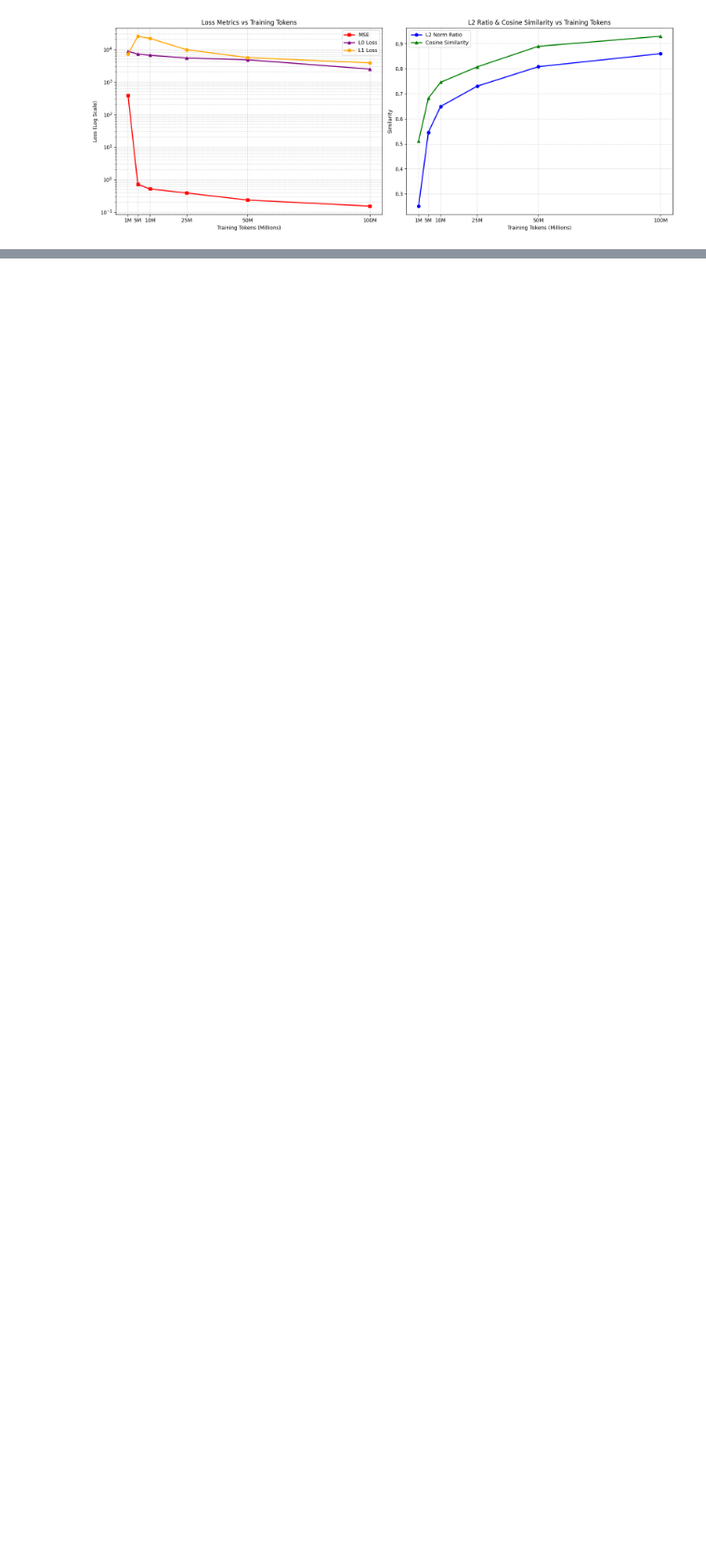
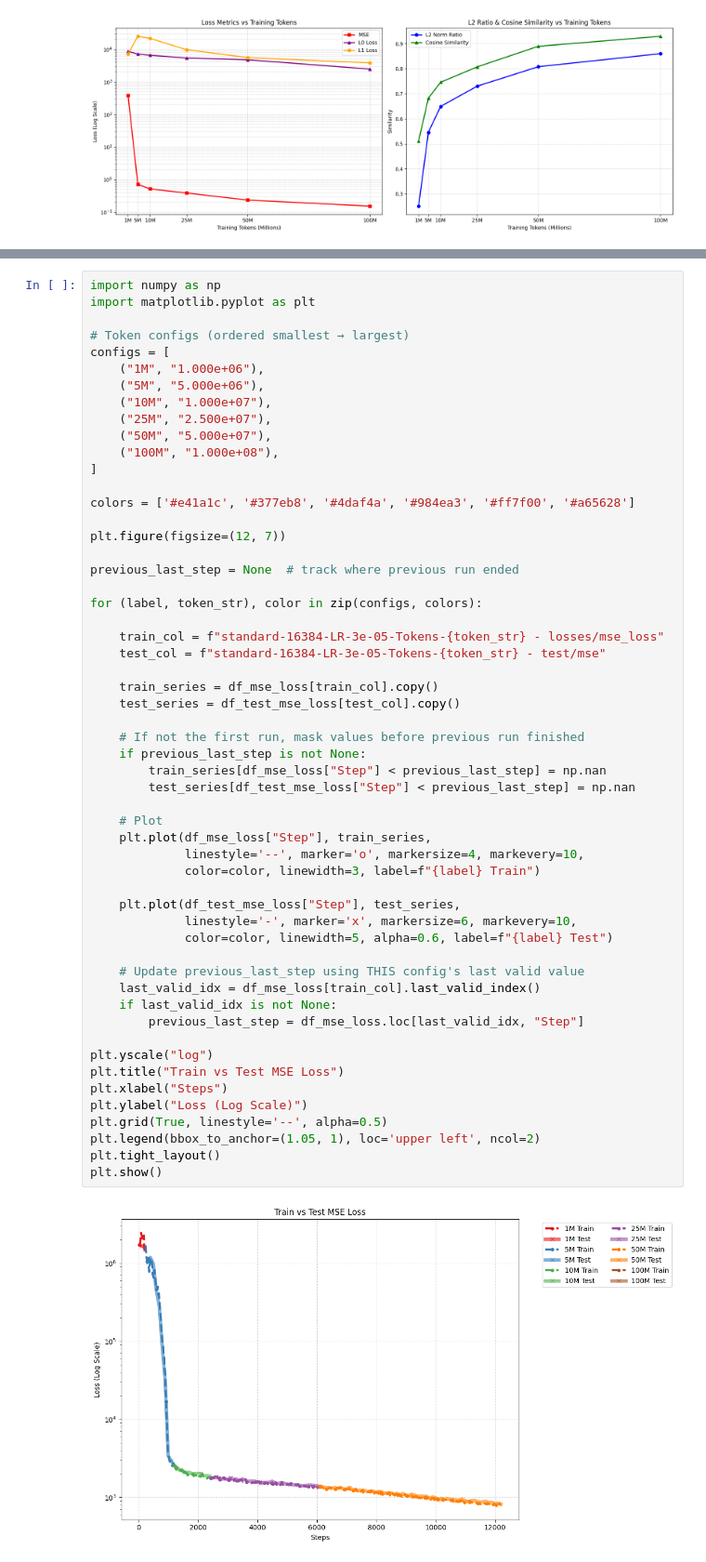
Before and after one commit to rufimelo99/FisherSAE, a Jupyter notebook: artifacts/DeltaSeccommits_QwenCoder_vulnerable/plots.ipynb, the cells around one changed output, grey strips where cells are left out. Shown at 93% size. Cells and saved outputs as stored; diff of their text form; blank space fills up the shorter version.

```diff
--- a/artifacts/DeltaSeccommits_QwenCoder_vulnerable/plots.ipynb
+++ b/artifacts/DeltaSeccommits_QwenCoder_vulnerable/plots.ipynb
@@ -48,0 +105,57 @@ plt.show()
+# %%
+import numpy as np
+import matplotlib.pyplot as plt
+
+# Token configs (ordered smallest → largest)
+configs = [
+    ("1M", "1.000e+06"),
+    ("5M", "5.000e+06"),
+    ("10M", "1.000e+07"),
+    ("25M", "2.500e+07"),
+    ("50M", "5.000e+07"),
+    ("100M", "1.000e+08"),
+]
+
+colors = ['#e41a1c', '#377eb8', '#4daf4a', '#984ea3', '#ff7f00', '#a65628']
+
+plt.figure(figsize=(12, 7))
+
+previous_last_step = None  # track where previous run ended
+
+for (label, token_str), color in zip(configs, colors):
+
+    train_col = f"standard-16384-LR-3e-05-Tokens-{token_str} - losses/mse_loss"
+    test_col = f"standard-16384-LR-3e-05-Tokens-{token_str} - test/mse"
+
+    train_series = df_mse_loss[train_col].copy()
+    test_series = df_test_mse_loss[test_col].copy()
+
+    # If not the first run, mask values before previous run finished
+    if previous_last_step is not None:
+        train_series[df_mse_loss["Step"] < previous_last_step] = np.nan
+        test_series[df_test_mse_loss["Step"] < previous_last_step] = np.nan
+
+    # Plot
+    plt.plot(df_mse_loss["Step"], train_series,
+             linestyle='--', marker='o', markersize=4, markevery=10,
+             color=color, linewidth=3, label=f"{label} Train")
+
+    plt.plot(df_test_mse_loss["Step"], test_series,
+             linestyle='-', marker='x', markersize=6, markevery=10,
+             color=color, linewidth=5, alpha=0.6, label=f"{label} Test")
+
+    # Update previous_last_step using THIS config's last valid value
+    last_valid_idx = df_mse_loss[train_col].last_valid_index()
+    if last_valid_idx is not None:
+        previous_last_step = df_mse_loss.loc[last_valid_idx, "Step"]
+
+plt.yscale("log")
+plt.title("Train vs Test MSE Loss")
+plt.xlabel("Steps")
+plt.ylabel("Loss (Log Scale)")
+plt.grid(True, linestyle='--', alpha=0.5)
+plt.legend(bbox_to_anchor=(1.05, 1), loc='upper left', ncol=2)
+plt.tight_layout()
+plt.show()
+# %% [output]
+[figure, added]
```
Also changed, not shown: parts of 4 cells of this notebook, 5 other files.
